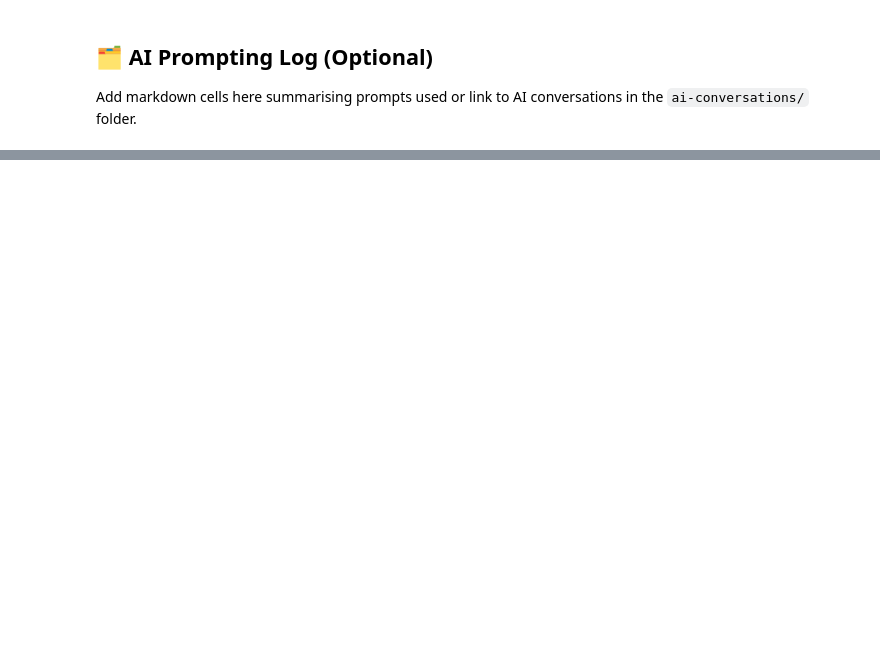
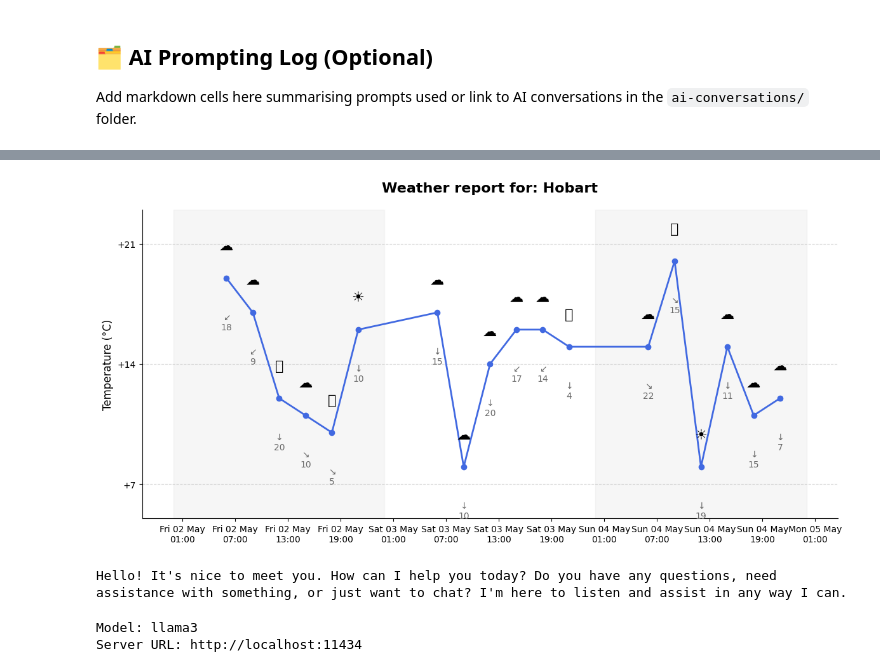
Before and after one commit to impascoe/weatherwise-cli, a Jupyter notebook: starter_notebook.ipynb, the cells around one changed output, grey strips where cells are left out. Saved outputs shown, nothing was run; the diff lists cells and outputs as text; code cells hidden in the pictures; blank space fills up the shorter version.

```diff
--- a/starter_notebook.ipynb
+++ b/starter_notebook.ipynb
@@ -172,0 +222,79 @@ Add markdown cells here summarising prompts used or link to AI conversations in
+# %%
+import matplotlib.pyplot as plt
+import matplotlib.dates as mdates
+from datetime import datetime, timedelta
+import numpy as np
+
+# Example data
+dates = [datetime(2025, 5, 2, h) for h in range(6, 24, 3)] + \
+        [datetime(2025, 5, 3, h) for h in range(6, 24, 3)] + \
+        [datetime(2025, 5, 4, h) for h in range(6, 24, 3)]
+temps = np.random.randint(7, 21, len(dates))
+icons = ['☁️', '☁️', '⛅️', '☁️', '⛅️', '☀️', '☁️', '☁️', '☁️'] * 3
+wind_dirs = ['↙', '↙', '↓', '↘', '↘', '↓', '↓', '↓', '↓'] * 3
+wind_speeds = np.random.randint(4, 24, len(dates))
+
+fig, ax = plt.subplots(figsize=(12, 6))
+
+# Shade background for each day
+for i, day in enumerate(sorted(set([d.date() for d in dates]))):
+    day_start = datetime.combine(day, datetime.min.time())
+    day_end = day_start + timedelta(days=1)
+    ax.axvspan(day_start, day_end, color='lightgrey' if i % 2 == 0 else 'white', alpha=0.2, zorder=0)
+
+# Plot temperature
+ax.plot(dates, temps, marker='o', color='royalblue', linewidth=2, zorder=2)
+
+# Annotate weather icons and wind
+for d, t, icon, wdir, wspd in zip(dates, temps, icons, wind_dirs, wind_speeds):
+    ax.text(d, t+1.5, icon, ha='center', va='bottom', fontsize=16)
+    ax.text(d, t-2, f"{wdir}\n{wspd}", ha='center', va='top', fontsize=10, color='dimgray')
+
+# Format x-axis
+ax.xaxis.set_major_locator(mdates.HourLocator(interval=6))
+ax.xaxis.set_major_formatter(mdates.DateFormatter('%a %d %b\n%H:%M'))
+plt.xticks(rotation=0, ha='center', fontsize=10)
+
+# Y-axis styling
+ax.set_ylabel('Temperature (°C)', fontsize=12)
+ax.set_ylim(5, 23)
+ax.set_yticks([7, 14, 21])
+ax.set_yticklabels(['+7', '+14', '+21'])
+
+# Title and grid
+ax.set_title('Weather report for: Hobart', fontsize=16, weight='bold', pad=20)
+ax.grid(axis='y', linestyle='--', alpha=0.5)
+
+# Remove top/right spines for cleaner look
+ax.spines['top'].set_visible(False)
+ax.spines['right'].set_visible(False)
+
+plt.tight_layout()
+plt.show()
+# %% [output]
+[figure, added]
+# %%
+import hands_on_ai.chat
+from hands_on_ai.chat import get_response
+
+response = get_response(prompt="hello there", model="llama3")
+print(response)
+# %% [output]
+Hello! It's nice to meet you. How can I help you today? Do you have any questions, need assistance with something, or just want to chat? I'm here to listen and assist in any way I can.
+# %%
+from hands_on_ai.config import load_config, get_server_url, get_model, save_config
+
+# Get configuration values
+config = load_config()  # Returns dict with all config
+model = get_model()     # Get default LLM model
+server = get_server_url()  # Get Ollama server URL
+
+# Print configuration values
+print(f"Model: {model}")
+print(f"Server URL: {server}")
+
+config["model"] = "llama3"
+save_config(config)
+# %% [output]
+Model: llama3
+Server URL: http://localhost:11434
```
Also changed, not shown: parts of 7 cells of this notebook, 1 other file.
